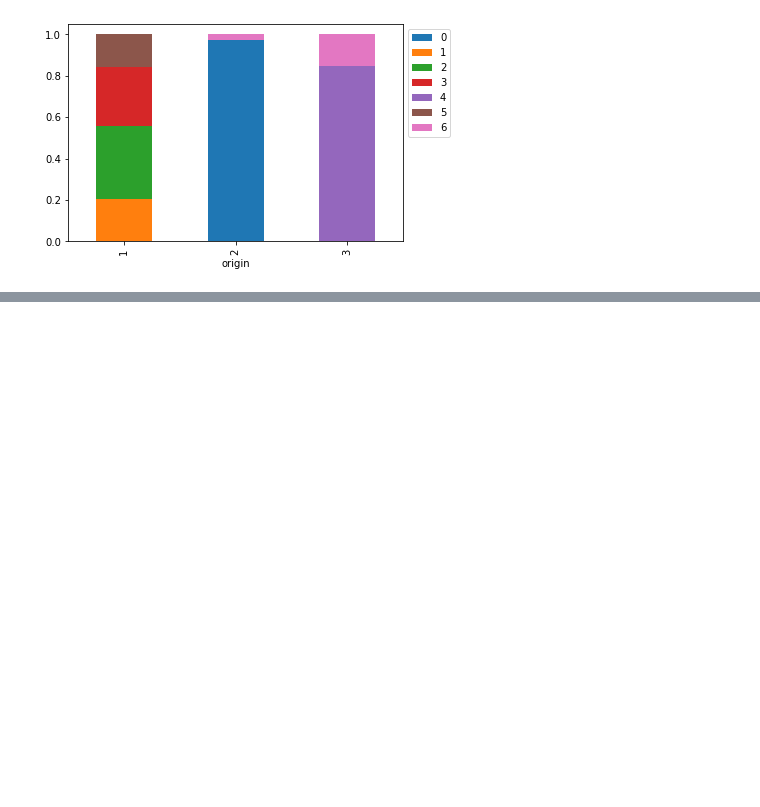
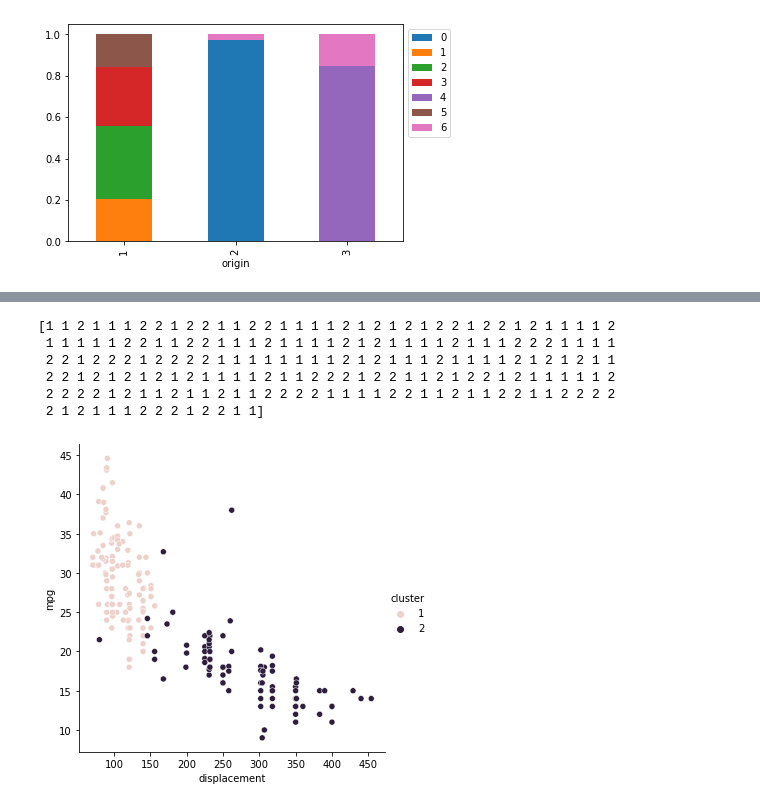
Before and after one commit to tomitayuuki/study, a Jupyter notebook: 自動車の走行距離（書き直し）.ipynb, the cells around one changed output, grey strips where cells are left out. Cells and saved outputs as stored; diff of their text form; code cells hidden in the pictures; blank space fills up the shorter version.

```diff
--- a/自動車の走行距離（書き直し）.ipynb
+++ b/自動車の走行距離（書き直し）.ipynb
@@ -814,0 +888,21 @@ plt.show()
+# %%
+# ward法でクラスター分け
+result = linkage(df_train_gw_1d, method='ward')
+cluster = fcluster(result, t=2.5, criterion='distance')
+df_train_cy_ye['cluster'] = cluster
+print(cluster)
+# %% [output]
+[1 1 2 1 1 1 2 2 1 2 2 1 1 2 2 1 1 1 1 2 1 2 1 2 1 2 2 1 2 2 1 2 1 1 1 1 2
+ 1 1 1 1 1 2 2 1 1 2 2 1 1 1 2 1 1 1 1 2 1 2 1 1 1 1 2 1 1 1 2 2 2 1 1 1 1
+ 2 2 1 2 2 2 1 2 2 2 2 1 1 1 1 1 1 1 1 2 1 2 1 1 1 2 1 1 1 1 2 1 2 1 2 1 1
+ 2 2 1 2 1 2 1 2 1 2 1 1 1 1 2 1 1 2 2 2 1 2 2 1 1 2 1 2 2 1 2 1 1 1 1 1 2
+ 2 2 2 2 1 2 1 1 2 1 1 2 1 1 2 2 2 2 1 1 1 1 2 2 1 1 2 1 1 2 2 1 1 2 2 2 2
+ 2 1 2 1 1 1 2 2 2 1 2 2 1 1]
+# %%
+x_name = 'displacement'
+y_name = 'mpg'
+sns.relplot(data=df_train_cy_ye, x=x_name, y=y_name, hue='cluster')
+plt.savefig(f'./../img/{x_name}_{y_name}_dendrogram2.png')
+plt.show()
+# %% [output]
+[figure, added]
```
Also changed, not shown: parts of 42 cells of this notebook.
